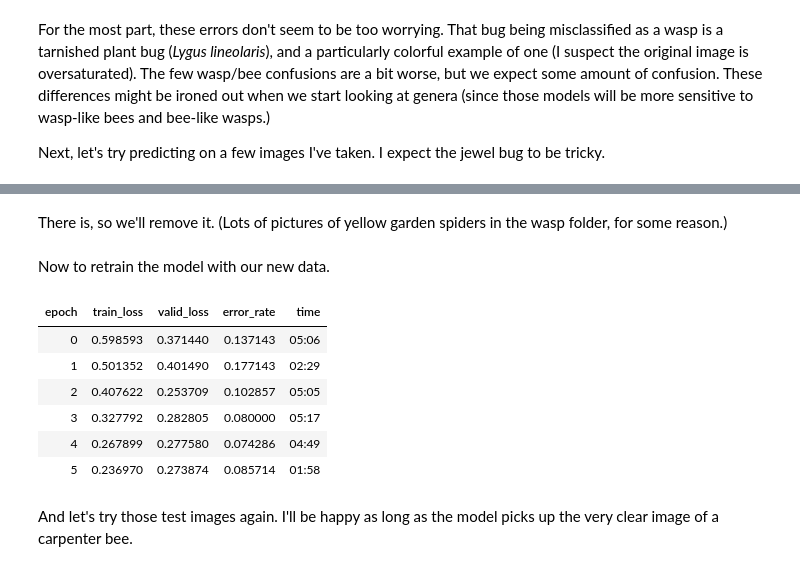
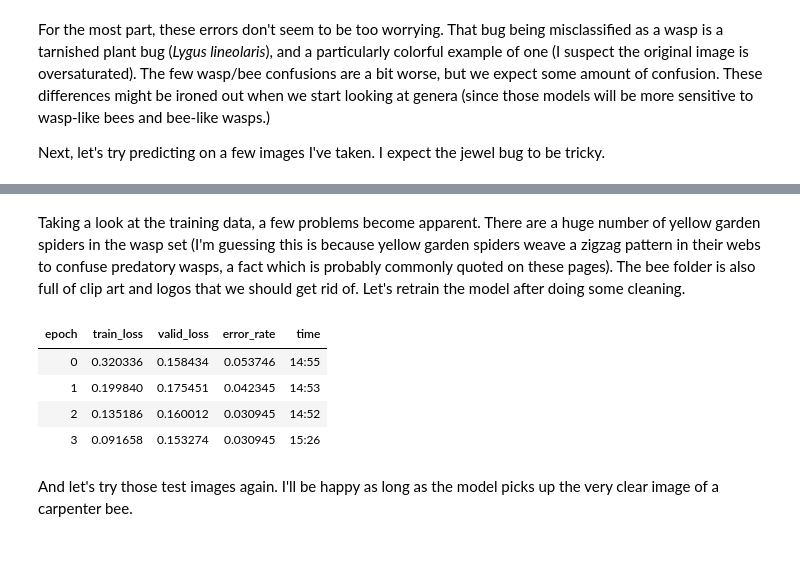
Before and after one commit to mreeks91/beesness, a Jupyter notebook: bee_or_wasp.ipynb, the cells around one changed output, grey strips where cells are left out. Cells and saved outputs as stored; diff of their text form; code cells hidden in the pictures.

Commit message:
Preparing to deploy the model

```diff
--- a/bee_or_wasp.ipynb
+++ b/bee_or_wasp.ipynb
@@ -131,2 +113,0 @@ VBox(children=(Dropdown(options=('bee', 'other', 'wasp'), value='bee'), Dropdown
-# %% [markdown]
-There is, so we'll remove it. (Lots of pictures of yellow garden spiders in the wasp folder, for some reason.)
@@ -136,19 +114,17 @@ for idx,cat in cleaner.change(): shutil.move(str(cleaner.fns[idx]), path/cat)
-# %% [markdown]
-Now to retrain the model with our new data.
+# %% [markdown]
+Taking a look at the training data, a few problems become apparent. There are a huge number of yellow garden spiders in the wasp set (I'm guessing this is because yellow garden spiders weave a zigzag pattern in their webs to confuse predatory wasps, a fact which is probably commonly quoted on these pages). The bee folder is also full of clip art and logos that we should get rid of. Let's retrain the model after doing some cleaning.
 # %%
 bugs = bugs.new(item_tfms = RandomResizedCrop(224,min_scale=0.5), batch_tfms = aug_transforms())
 dls = bugs.dataloaders(Path('C:/users/mreek/documents/beedata'))
 
 learner = vision_learner(dls, resnet18, metrics = error_rate)
-learner.fine_tune(6)
+learner.fine_tune(4)
 # %% [output]
 | epoch | train_loss | valid_loss | error_rate | time |
-| 0 | 0.598593 | 0.371440 | 0.137143 | 05:06 |
-| 1 | 0.501352 | 0.401490 | 0.177143 | 02:29 |
-| 2 | 0.407622 | 0.253709 | 0.102857 | 05:05 |
-| 3 | 0.327792 | 0.282805 | 0.080000 | 05:17 |
-| 4 | 0.267899 | 0.277580 | 0.074286 | 04:49 |
-| 5 | 0.236970 | 0.273874 | 0.085714 | 01:58 |
+| 0 | 0.320336 | 0.158434 | 0.053746 | 14:55 |
+| 1 | 0.199840 | 0.175451 | 0.042345 | 14:53 |
+| 2 | 0.135186 | 0.160012 | 0.030945 | 14:52 |
+| 3 | 0.091658 | 0.153274 | 0.030945 | 15:26 |
 # %% [markdown]
 And let's try those test images again. I'll be happy as long as the model picks up the very clear image of a carpenter bee.
 # %%
```
Also changed, not shown: parts of 21 cells of this notebook, 1 other file.
